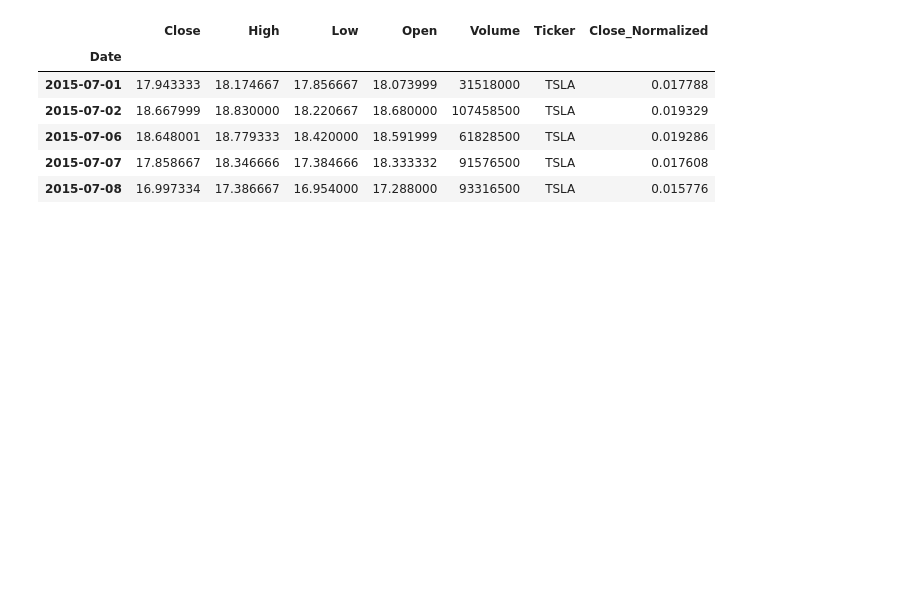
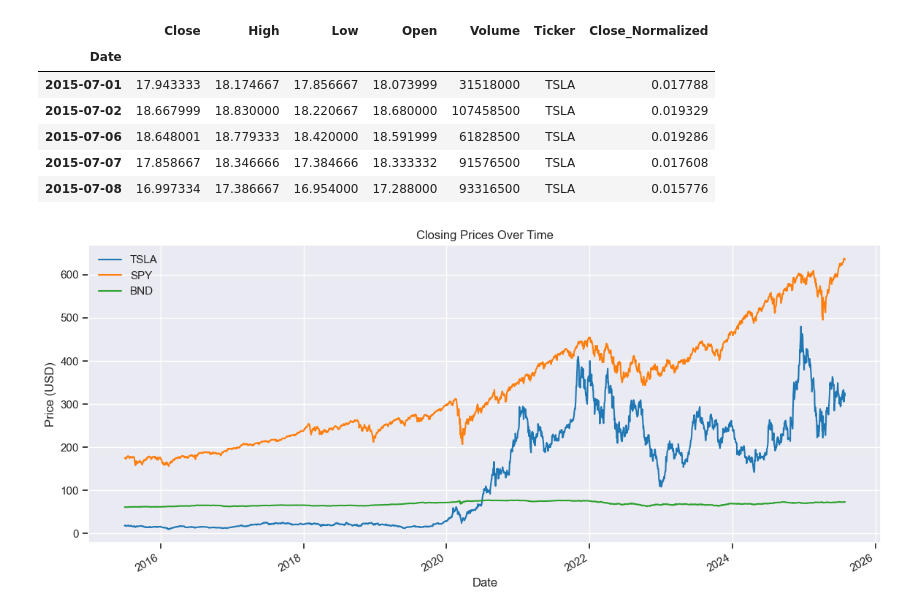
Before and after one commit to Filimon-H/GMF-investment-portfolio-management, a Jupyter notebook: notebooks/EDA.ipynb, the cells around one changed output. Cells and saved outputs as stored; diff of their text form; code cells hidden in the pictures; blank space fills up the shorter version.

Commit message:
feat: plot closing prices for TSLA, SPY, BND

```diff
--- a/notebooks/EDA.ipynb
+++ b/notebooks/EDA.ipynb
@@ -21,3 +23,33 @@ tsla.head()
 | 2015-07-06 | 18.648001 | 18.779333 | 18.420000 | 18.591999 | 61828500 | TSLA | 0.019286 |
 | 2015-07-07 | 17.858667 | 18.346666 | 17.384666 | 18.333332 | 91576500 | TSLA | 0.017608 |
 | 2015-07-08 | 16.997334 | 17.386667 | 16.954000 | 17.288000 | 93316500 | TSLA | 0.015776 |
+# %%
+
+import pandas as pd
+import matplotlib.pyplot as plt
+import seaborn as sns
+import sys
+import os
+sys.path.append(os.path.abspath('../src'))
+# Plotting setup
+plt.style.use("seaborn-v0_8-darkgrid")
+sns.set_context("notebook")
+
+from eda import (
+    plot_close_prices,
+    compute_returns_and_volatility,
+    plot_volatility_and_mean,
+    detect_return_outliers,
+    plot_outliers,
+)
+
+# Load cleaned data
+assets = {
+    "TSLA": pd.read_csv("../data/processed/TSLA_clean.csv", parse_dates=["Date"], index_col="Date"),
+    "SPY": pd.read_csv("../data/processed/SPY_clean.csv", parse_dates=["Date"], index_col="Date"),
+    "BND": pd.read_csv("../data/processed/BND_clean.csv", parse_dates=["Date"], index_col="Date")
+}
+# %%
+plot_close_prices(assets["TSLA"], assets["SPY"], assets["BND"])
+# %% [output]
+[figure, added]
```
Also changed, not shown: parts of 1 cell of this notebook, 1 other file.
